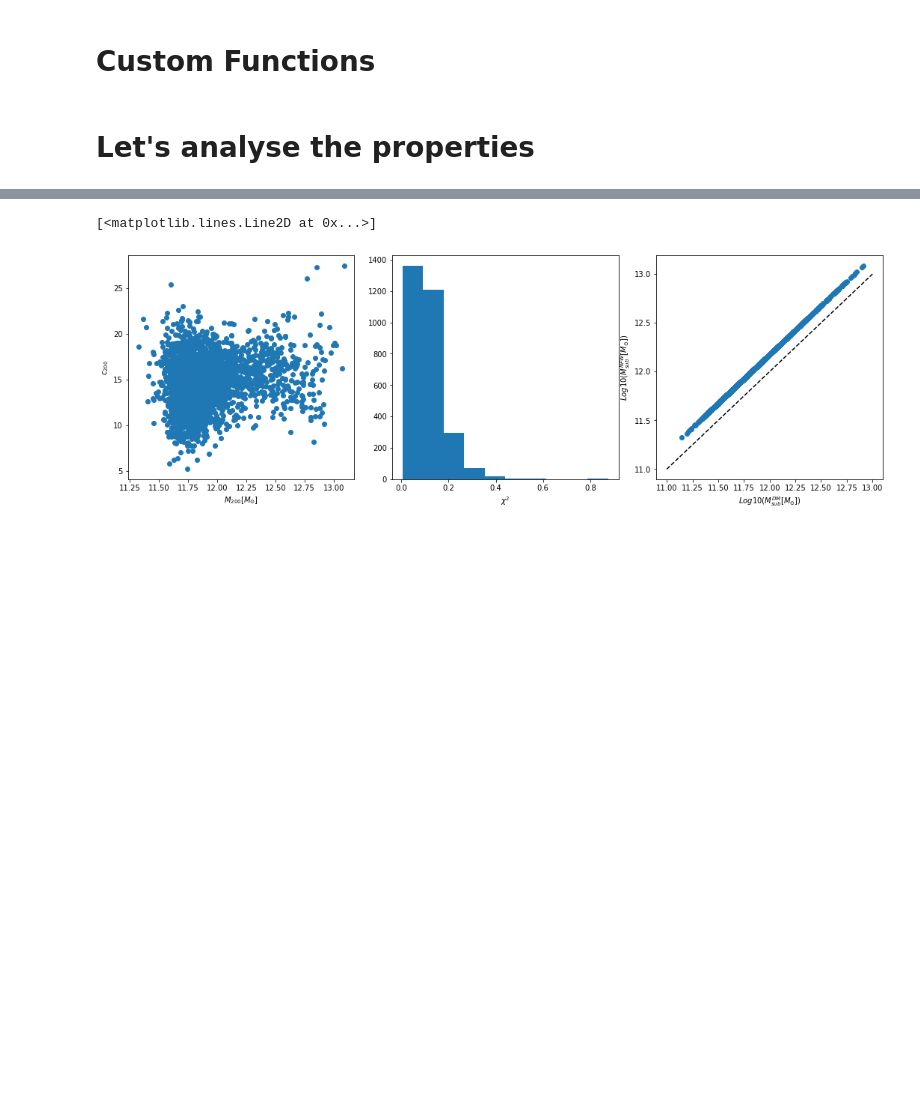
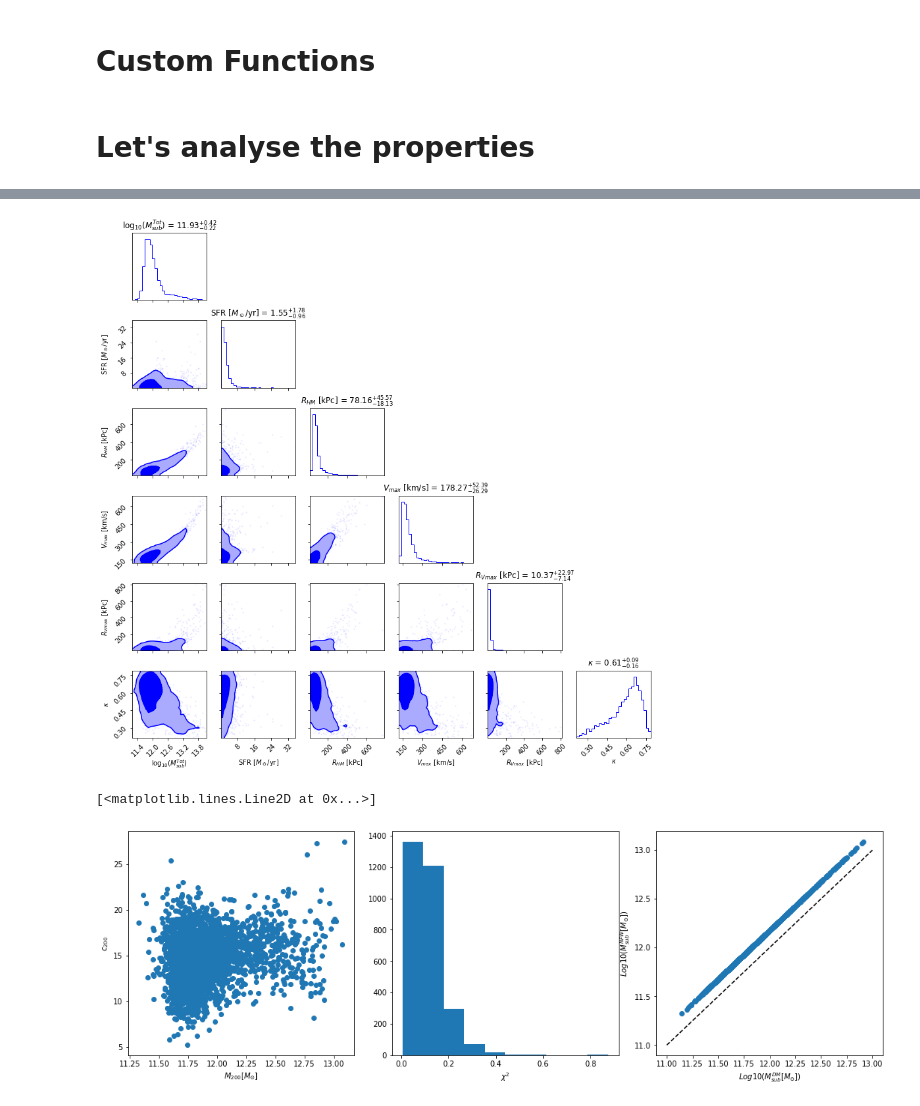
Before and after one commit to Martindelosrios/MaDaMe, a Jupyter notebook: codes/AnalysisProps.ipynb, the cells around one changed output, grey strips where cells are left out. Drawn from its saved outputs; the diff is of its cells as text; code cells hidden in the pictures; blank space fills up the shorter version.

```diff
--- a/codes/AnalysisProps.ipynb
+++ b/codes/AnalysisProps.ipynb
@@ -182,3 +185,44 @@ Text(0.5, 0, '$\\kappa$')
+# %%
+import corner
+
+# Seleccionar las columnas de interés
+selected_cols = [2, 3, 4, 11, 12, 15]
+data_to_plot = properties[:, selected_cols]
+
+# Crear labels para las columnas
+labels = [
+    '$\\log_{10}(M_{sub}^{Tot})$',  # columna 2
+    'SFR [$M_\\odot$/yr]',          # columna 3
+    '$R_{HM}$ [kPc]',              # columna 4
+    '$V_{max}$ [km/s]',             # columna 11
+    '$R_{Vmax}$ [kPc]',             # columna 12
+    '$\\kappa$'                      # columna 15
+]
+
+# Aplicar log10 a la masa y otros valores que puedan tener rangos muy amplios
+data_to_plot[:, 0] = np.log10(data_to_plot[:, 0])  # masa
+#data_to_plot[:, 1] = np.log10(data_to_plot[:, 1] + 1)  # SFR (+1 para manejar valores 0)
+
+# Crear el corner plot
+fig = corner.corner(
+    data_to_plot,
+    labels=labels,
+    show_titles=True,
+    title_kwargs={"fontsize": 12},
+    plot_contours=True,
+    fill_contours=True,
+    levels=(0.68, 0.95),
+    color='blue',
+    bins=30,
+    smooth=1
+)
+
+# Ajustar el tamaño de la figura
+fig.set_size_inches(12, 12)
+plt.tight_layout()
+plt.savefig('../graphs/MainProps_correlations.pdf')
+# %% [output]
+[figure, added]
 # %%
 # Let's fit an NFW to the profiles
 results = np.zeros((len(labels), 3))
```
Also changed, not shown: parts of 10 cells of this notebook.
